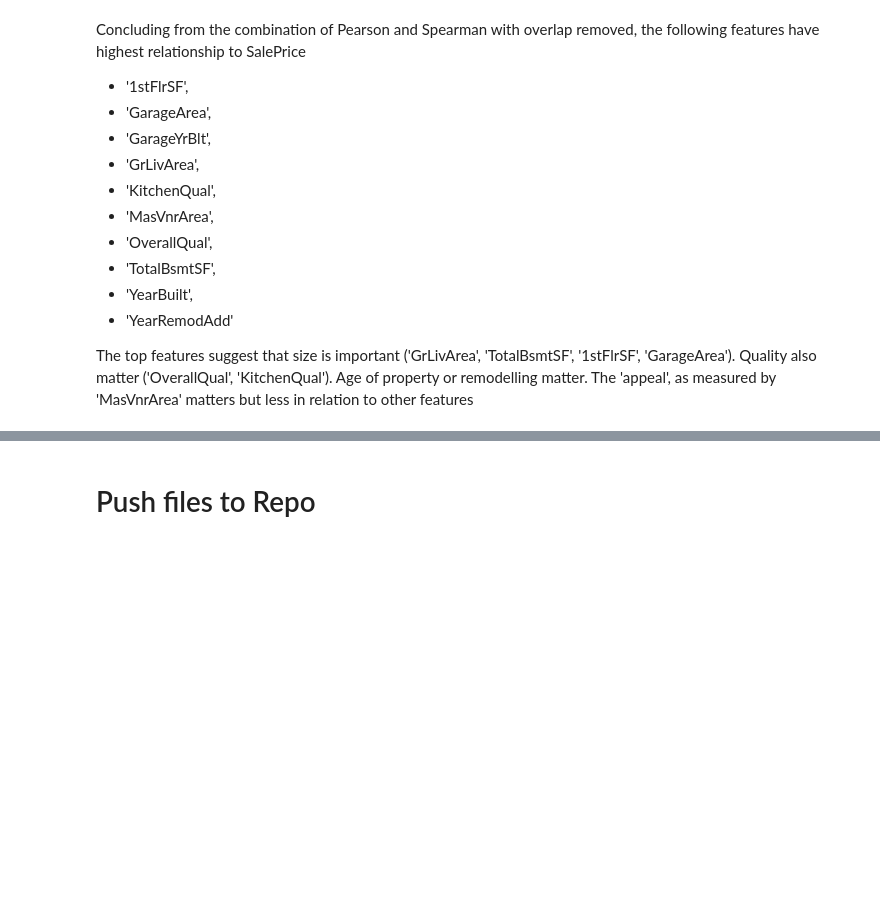
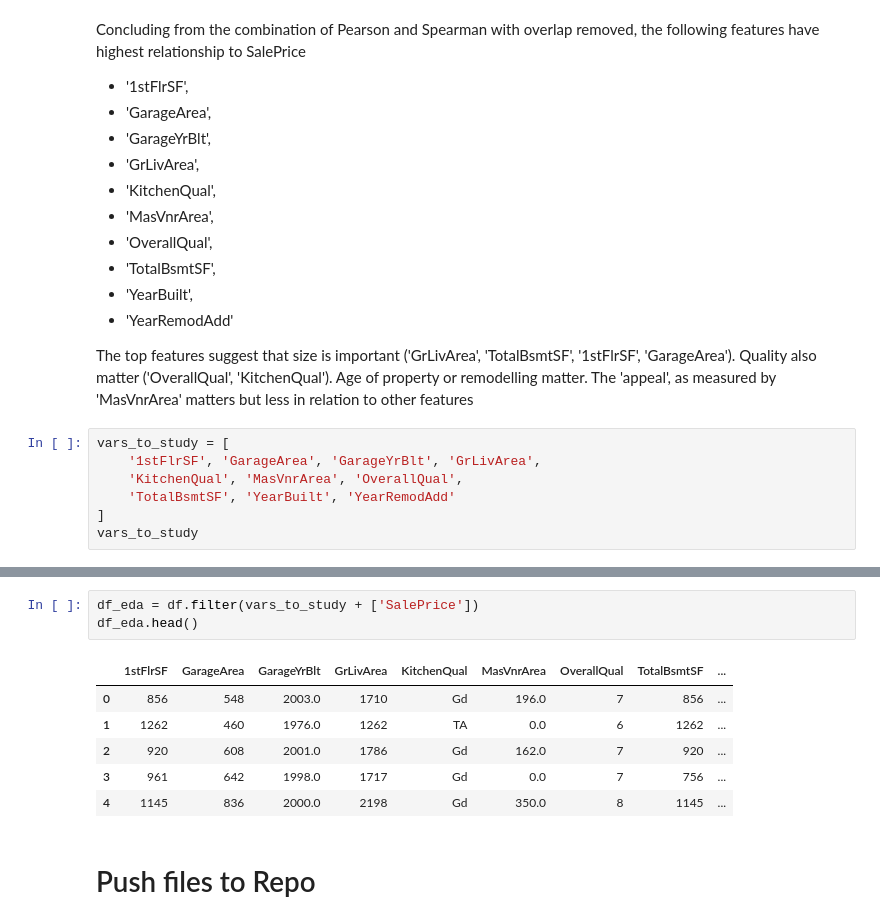
Before and after one commit to rockroman/ws, a Jupyter notebook: jupyter_notebooks/03_correlation_study.ipynb, the cells around one changed output, grey strips where cells are left out. Drawn from its saved outputs; the diff is of its cells as text; blank space fills up the shorter version.

Commit message:
Create EDA dataframe to prepare target analysis and bivariate plots

```diff
--- a/jupyter_notebooks/03_correlation_study.ipynb
+++ b/jupyter_notebooks/03_correlation_study.ipynb
@@ -313,3 +313,10 @@ Concluding from the combination of Pearson and Spearman with overlap removed, th
 - 'YearRemodAdd'
 
 The top features suggest that size is important ('GrLivArea', 'TotalBsmtSF', '1stFlrSF', 'GarageArea'). Quality also matter ('OverallQual', 'KitchenQual'). Age of property or remodelling matter. The 'appeal', as measured by 'MasVnrArea' matters but less in relation to other features
+# %%
+vars_to_study = [
+    '1stFlrSF', 'GarageArea', 'GarageYrBlt', 'GrLivArea',
+    'KitchenQual', 'MasVnrArea', 'OverallQual',
+    'TotalBsmtSF', 'YearBuilt', 'YearRemodAdd'
+]
+vars_to_study
@@ -316,3 +339,13 @@ The top features suggest that size is important ('GrLivArea', 'TotalBsmtSF', '1s
+# %%
+df_eda = df.filter(vars_to_study + ['SalePrice'])
+df_eda.head()
+# %% [output]
+|  | 1stFlrSF | GarageArea | GarageYrBlt | GrLivArea | KitchenQual | MasVnrArea | OverallQual | TotalBsmtSF | ... |
+| 0 | 856 | 548 | 2003.0 | 1710 | Gd | 196.0 | 7 | 856 | ... |
+| 1 | 1262 | 460 | 1976.0 | 1262 | TA | 0.0 | 6 | 1262 | ... |
+| 2 | 920 | 608 | 2001.0 | 1786 | Gd | 162.0 | 7 | 920 | ... |
+| 3 | 961 | 642 | 1998.0 | 1717 | Gd | 0.0 | 7 | 756 | ... |
+| 4 | 1145 | 836 | 2000.0 | 2198 | Gd | 350.0 | 8 | 1145 | ... |
 # %% [markdown]
 # Push files to Repo
 # %% [markdown]
```
Also changed, not shown: parts of 2 cells of this notebook.
